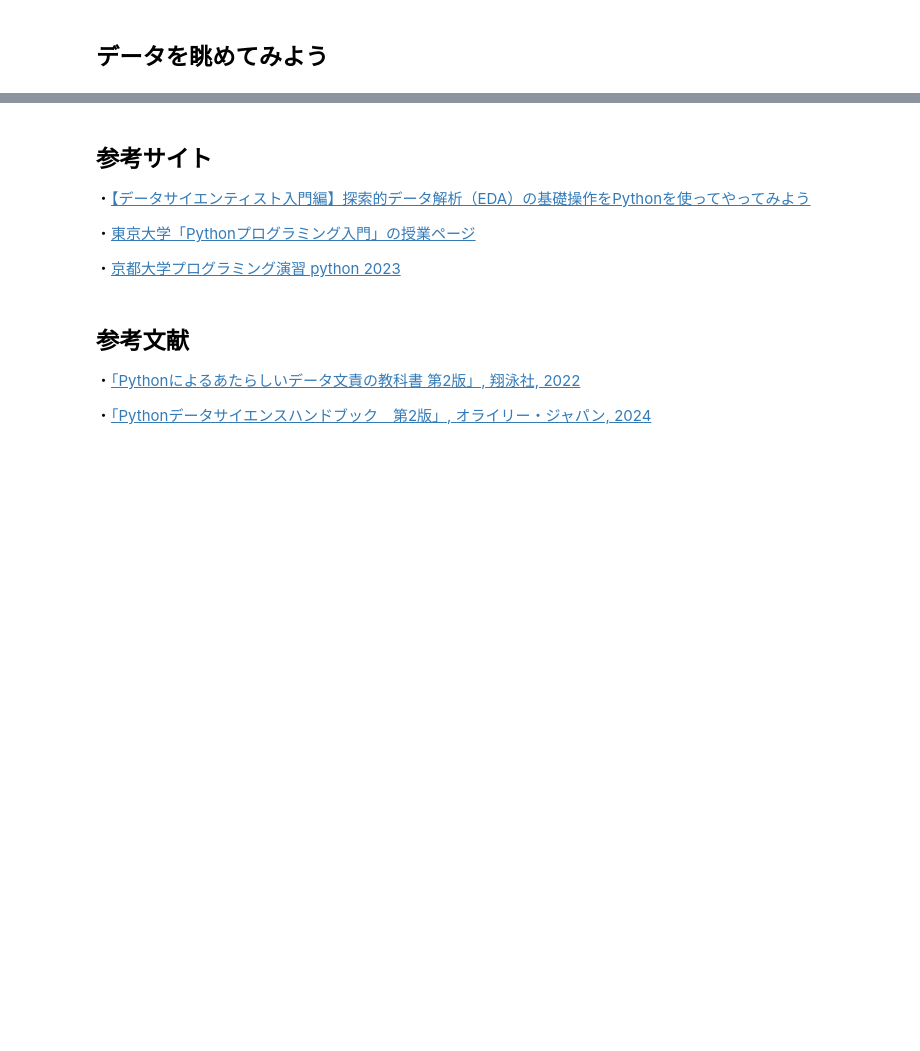
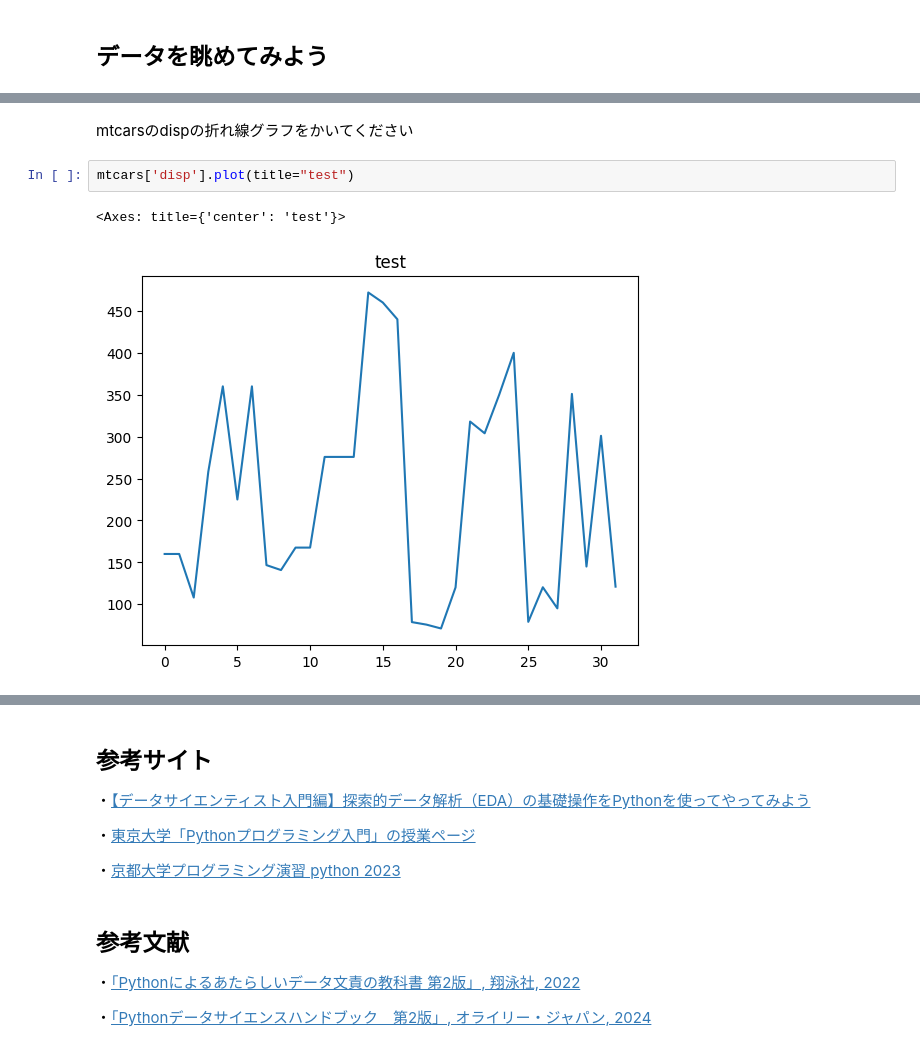
Before and after one commit to Satyosh/Python_Learning, a Jupyter notebook: Python_nyumon.ipynb, the cells around one changed output, grey strips where cells are left out. Drawn from its saved outputs; the diff is of its cells as text; blank space fills up the shorter version.

```diff
--- a/Python_nyumon.ipynb
+++ b/Python_nyumon.ipynb
@@ -52,0 +288,7 @@ df.head(10)
+# %% [markdown]
+mtcarsのdispの折れ線グラフをかいてください
+# %%
+mtcars['disp'].plot(title="test")
+# %% [output]
+<Axes: title={'center': 'test'}>
+[figure, added]
```
Also changed, not shown: parts of 78 cells of this notebook.
